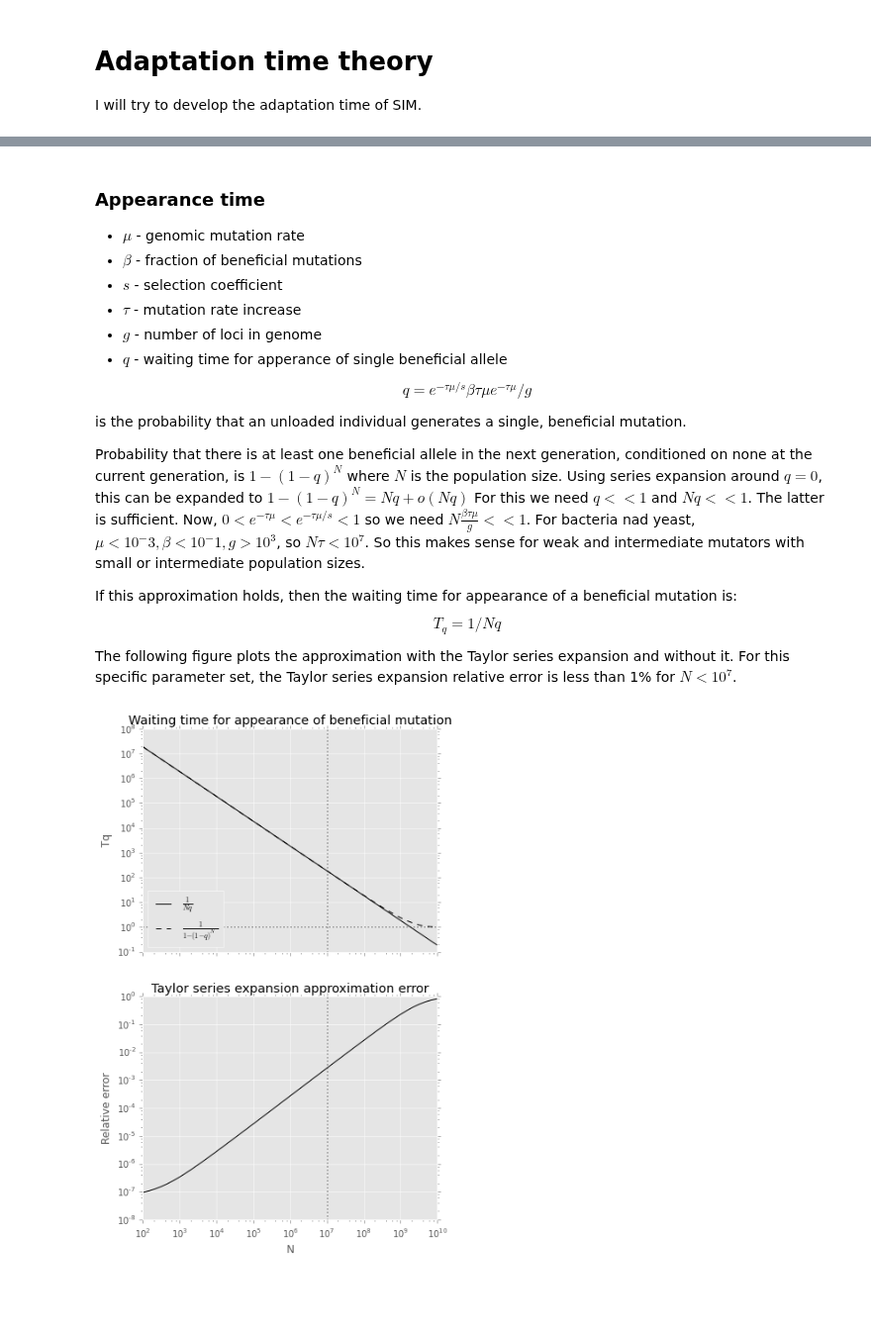
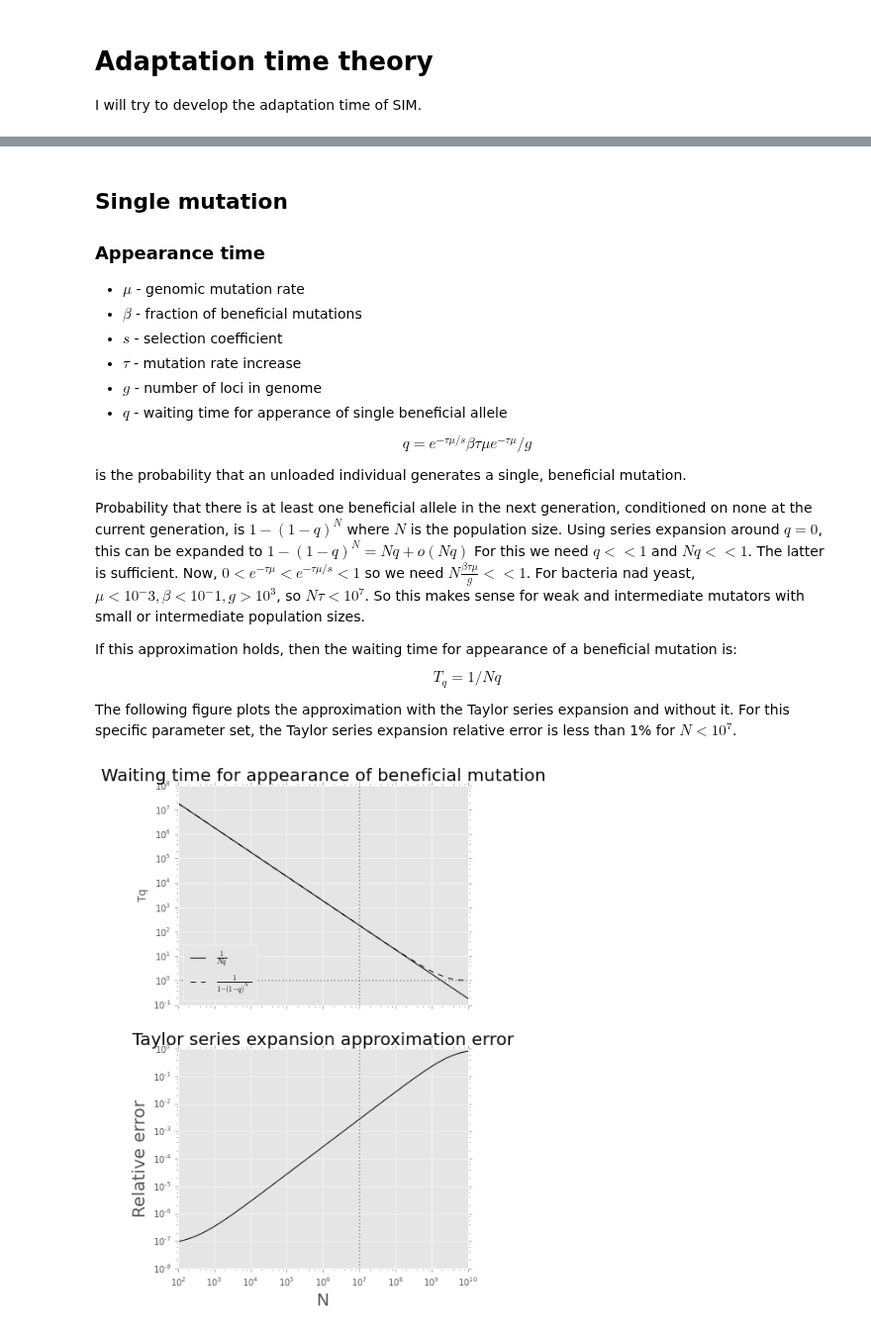
Before and after one commit to yoavram/mamba, a Jupyter notebook: simarba/analysis/adaptation time.ipynb, the cells around one changed output, grey strips where cells are left out. Shown at 99% size. Cells and saved outputs as stored; diff of their text form; code cells hidden in the pictures; blank space fills up the shorter version.

```diff
--- a/simarba/analysis/adaptation time.ipynb
+++ b/simarba/analysis/adaptation time.ipynb
@@ -9,4 +5,6 @@ I will try to develop the adaptation time of SIM.
 # %% [markdown]
+## Single mutation
+
 ### Appearance time
 
 - $\mu$ - genomic mutation rate
@@ -46,27 +44,27 @@ Tq0 = 1./(1-(1-q)**N) # no taylor
 # %%
 fig, (ax1,ax2) = subplots(2,1,sharex=True, figsize=(6,10))
 
 ax1.plot(N,Tq,'k', label=r"$\frac{1}{Nq}$")
 ax1.plot(N,Tq0,'k--', label=r"$\frac{1}{1-(1-q)^N}$")
 ax1.axhline(y=1, color='k', linestyle='dotted')
 ax1.axvline(x=1e7, color='k', linestyle='dotted')
 
-ax1.set_title('Waiting time for appearance of beneficial mutation')
+ax1.set_title('Waiting time for appearance of beneficial mutation', fontsize=20)
 ax1.set_xscale('log')
 ax1.set_yscale('log')
 ax1.grid(False, 'minor')
 ax1.set_ylabel('Tq')
 ax1.legend(loc=3)
 
 ax2.plot(N, abs(Tq-Tq0)/Tq0, 'k')
 ax2.axvline(x=1e7, color='k', linestyle='dotted')
 
-ax2.set_title('Taylor series expansion approximation error')
-ax2.set_ylabel('Relative error')
-ax2.set_xlabel('N')
+ax2.set_title('Taylor series expansion approximation error', fontsize=20)
+ax2.set_ylabel('Relative error', fontsize=20)
+ax2.set_xlabel('N', fontsize=20)
 ax2.set_xscale('log')
 ax2.set_yscale('log')
 ax2.grid(False,'minor')
 # %% [output]
-[figure, old version]
+[figure, new version]
 # %% [markdown]
```
Also changed, not shown: parts of 30 cells of this notebook.
